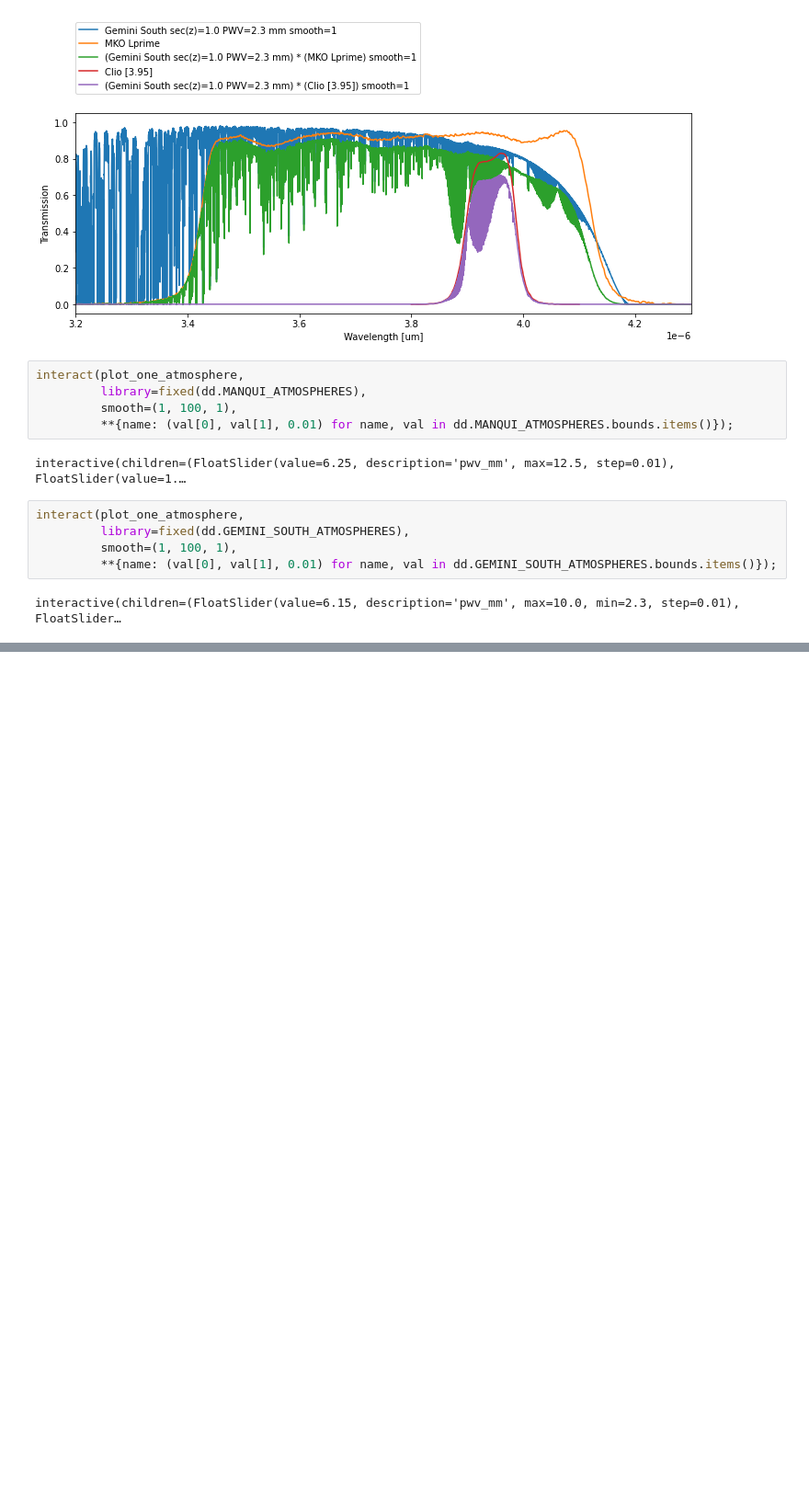
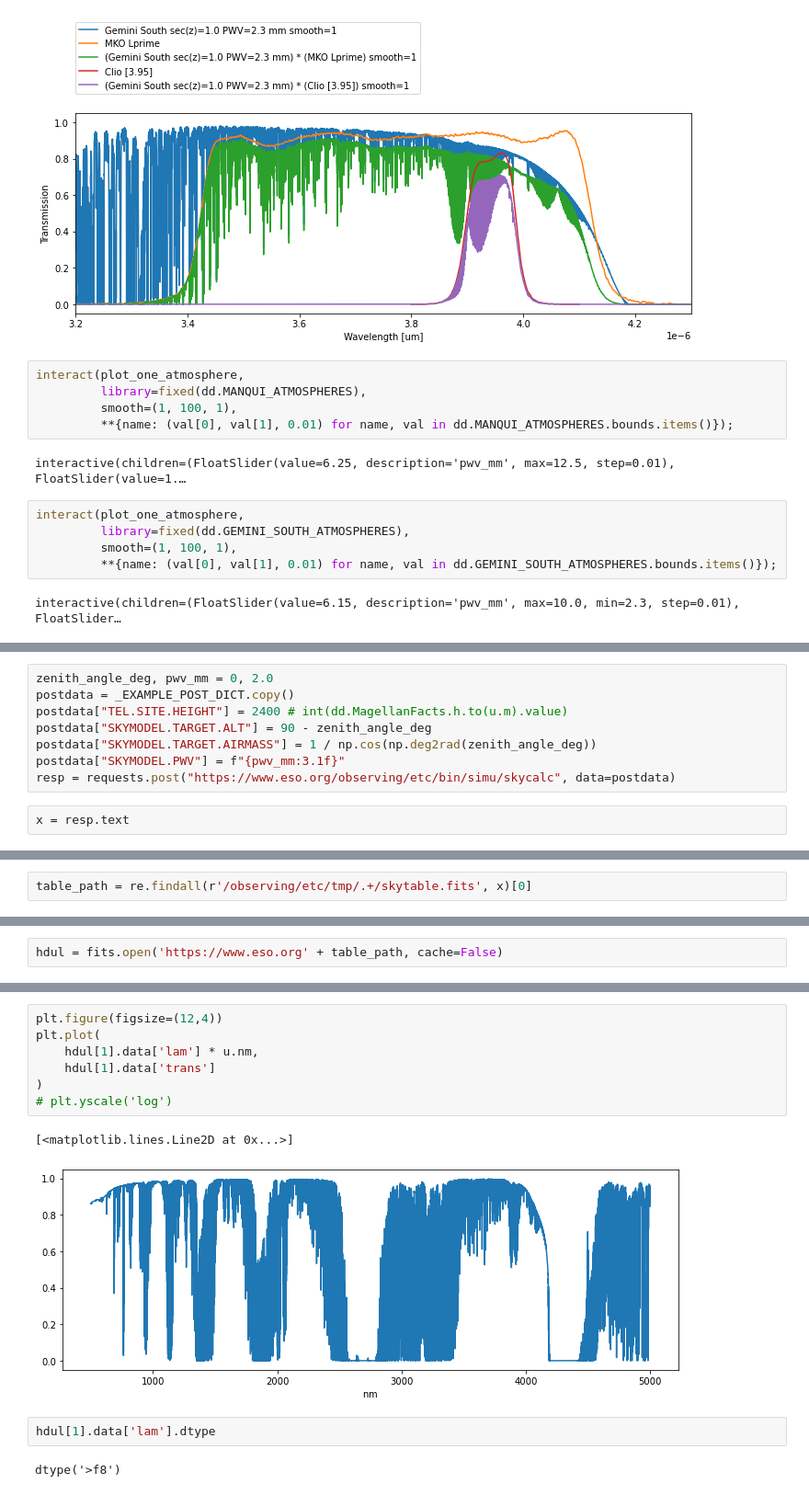
Before and after one commit to joseph-long/doodads, a Jupyter notebook: notebooks/Atmospheric transmission.ipynb, the cells around one changed output, grey strips where cells are left out. Shown: that part at 92% size. Drawn from its saved outputs; the diff is of its cells as text; blank space fills up the shorter version.

```diff
--- a/notebooks/Atmospheric transmission.ipynb
+++ b/notebooks/Atmospheric transmission.ipynb
@@ -45,0 +68,10 @@ interactive(children=(FloatSlider(value=6.15, description='pwv_mm', max=10.0, mi
+# %%
+zenith_angle_deg, pwv_mm = 0, 2.0
+postdata = _EXAMPLE_POST_DICT.copy()
+postdata["TEL.SITE.HEIGHT"] = 2400 # int(dd.MagellanFacts.h.to(u.m).value)
+postdata["SKYMODEL.TARGET.ALT"] = 90 - zenith_angle_deg
+postdata["SKYMODEL.TARGET.AIRMASS"] = 1 / np.cos(np.deg2rad(zenith_angle_deg))
+postdata["SKYMODEL.PWV"] = f"{pwv_mm:3.1f}"
+resp = requests.post("https://www.eso.org/observing/etc/bin/simu/skycalc", data=postdata)
+# %%
+x = resp.text
@@ -45,0 +84,2 @@ interactive(children=(FloatSlider(value=6.15, description='pwv_mm', max=10.0, mi
+# %%
+table_path = re.findall(r'/observing/etc/tmp/.+/skytable.fits', x)[0]
@@ -45,0 +110,2 @@ interactive(children=(FloatSlider(value=6.15, description='pwv_mm', max=10.0, mi
+# %%
+hdul = fits.open('https://www.eso.org' + table_path, cache=False)
@@ -45,0 +135,14 @@ interactive(children=(FloatSlider(value=6.15, description='pwv_mm', max=10.0, mi
+# %%
+plt.figure(figsize=(12,4))
+plt.plot(
+    hdul[1].data['lam'] * u.nm,
+    hdul[1].data['trans']
+)
+# plt.yscale('log')
+# %% [output]
+[<matplotlib.lines.Line2D at 0x...>]
+[figure, added]
+# %%
+hdul[1].data['lam'].dtype
+# %% [output]
+dtype('>f8')
```
Also changed, not shown: parts of 11 cells of this notebook, 18 other files.
